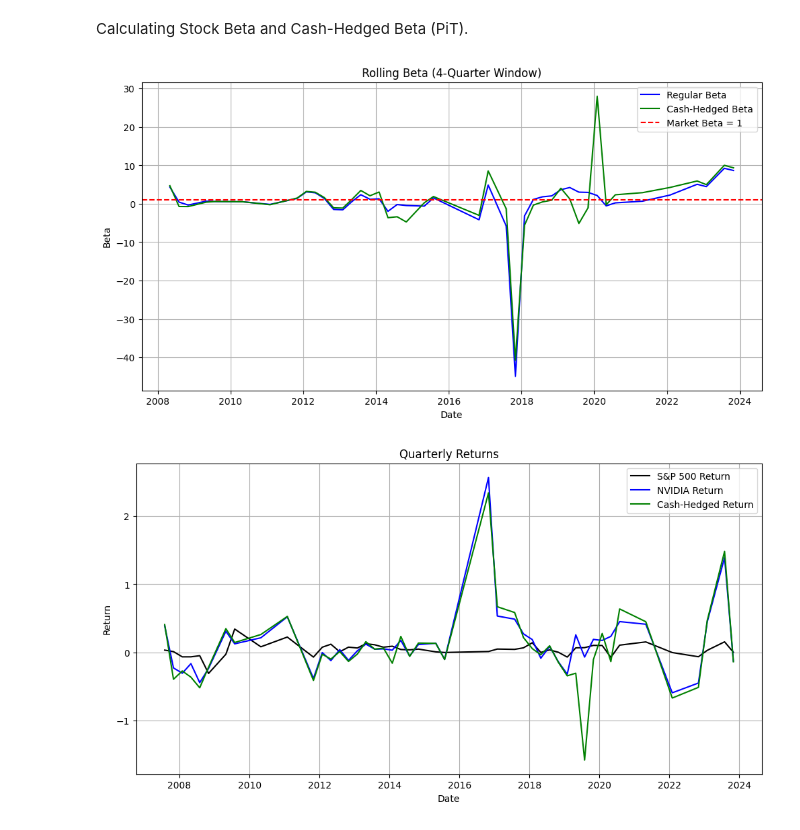
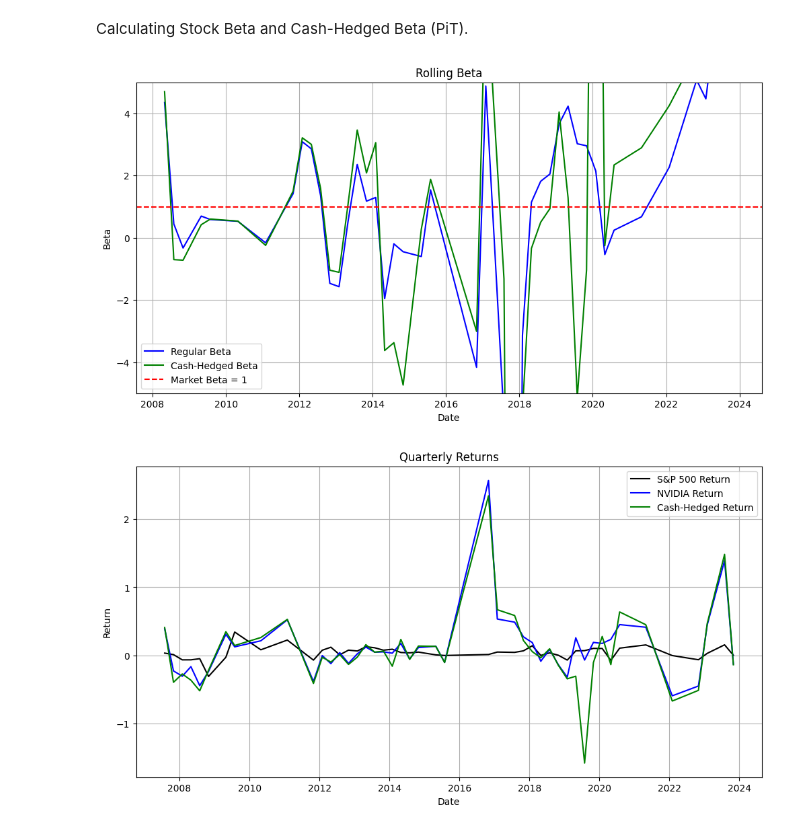
Before and after one commit to veervohra03/CashHedged, a Jupyter notebook: cashHedgedV2.ipynb, the cells around one changed output. Saved outputs shown, nothing was run; the diff lists cells and outputs as text; code cells hidden in the pictures.

```diff
--- a/cashHedgedV2.ipynb
+++ b/cashHedgedV2.ipynb
@@ -68,4 +70,7 @@ WHERE lpermno = 86580;
 # %% [output]
 |  | gvkey | linkprim | liid | linktype | lpermno | lpermco | usedflag | linkdt | linkenddt |
 | 0 | 117768 | P | 01 | LU | 86580.0 | 16382.0 | 1.0 | 1999-01-22 | None |
+# %%
+nvidia_gvkey = link['gvkey'][0]
+nvidia_permno = str(link['lpermno'][0])
 # %%
@@ -120,0 +116,16 @@ nvidia['quarter_end'] = nvidia['date']
+# %%
+nvidia_stock_prcs = conn.raw_sql(f'''
+SELECT
+    date,
+    prc AS stock_price,
+    ret AS stock_return  -- Stock returns from CRSP
+    -- prc * shrout AS market_cap  -- Market cap
+FROM
+    crsp.msf
+WHERE
+    permno = {nvidia_permno}
+''')
+
+nvidia_stock_prcs['date'] = pd.to_datetime(nvidia_stock_prcs['date'])
+
+nvidia_stock_prcs
@@ -121,3 +146,5 @@ nvidia['quarter_end'] = nvidia['date']
+# %%
+nvidia = pd.merge(nvidia_comp_data, nvidia_stock_prcs, on='date', how='inner')
 # %%
 def aggregate_quarterly(start_date, end_date, daily_data, column, agg_func):
     # Aggregates data within the given start_date and end_date range.
@@ -195,19 +222,21 @@ def calculate_rolling_beta(stock_return, market_return, window):
 
 nvidia['nvidia_beta'] = calculate_rolling_beta(nvidia['quarterly_return'], nvidia['snp_quarterly_return'], window)
 nvidia['google_beta'] = calculate_rolling_beta(nvidia['cash_hedged_return'], nvidia['snp_quarterly_return'], window)
+nvidia['snp_beta'] = calculate_rolling_beta(nvidia['snp_quarterly_return'], nvidia['snp_quarterly_return'], window)
 # %%
 plt.figure(figsize=(12, 6))
 plt.plot(nvidia['date'], nvidia['nvidia_beta'], label='Regular Beta', color='blue')
 plt.plot(nvidia['date'], nvidia['google_beta'], label='Cash-Hedged Beta', color='green')
 plt.axhline(1, color='red', linestyle='--', label='Market Beta = 1')
-plt.title('Rolling Beta (4-Quarter Window)')
+plt.title('Rolling Beta')
 plt.xlabel('Date')
 plt.ylabel('Beta')
 plt.legend()
+plt.ylim(-5, 5)
 plt.grid()
 plt.show()
 # %% [output]
-[figure, old version]
+[figure, new version]
 # %%
 
 plt.figure(figsize=(12, 6))
```
Also changed, not shown: parts of 5 cells of this notebook.
